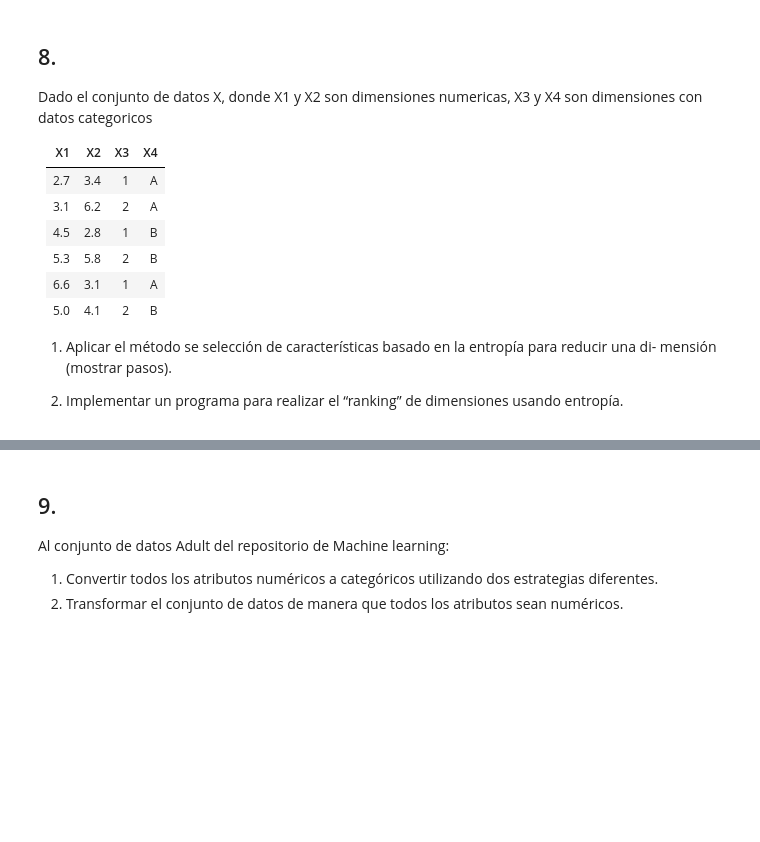
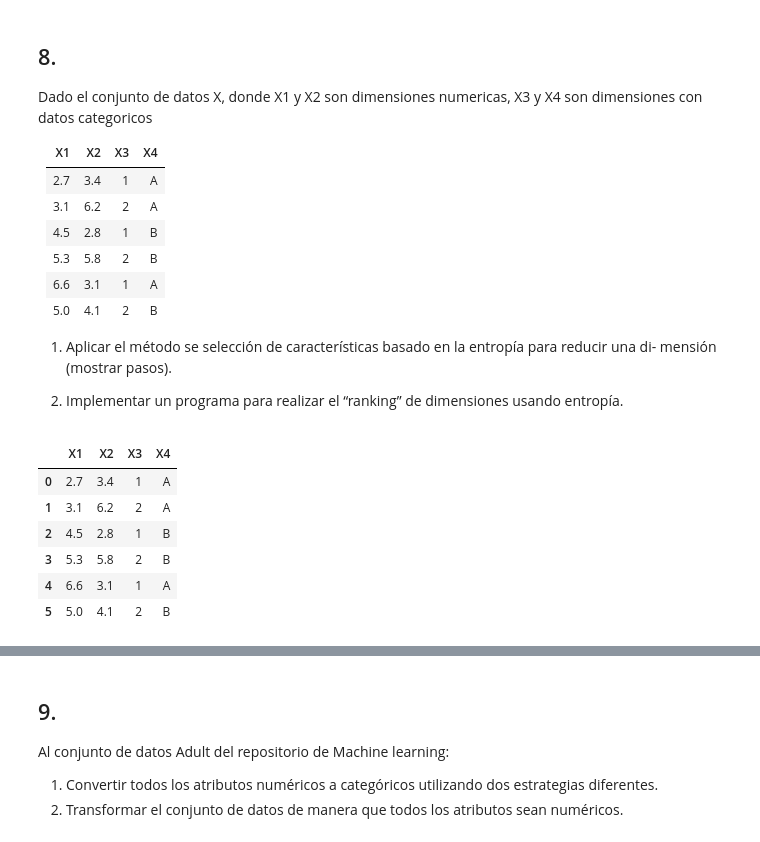
Before and after one commit to acmoral/ProyectoMineria, a Jupyter notebook: Talleres/Taller1/taller1.ipynb, the cells around one changed output, grey strips where cells are left out. Drawn from its saved outputs; the diff is of its cells as text; code cells hidden in the pictures; blank space fills up the shorter version.

```diff
--- a/Talleres/Taller1/taller1.ipynb
+++ b/Talleres/Taller1/taller1.ipynb
@@ -351,3 +351,14 @@ con datos categoricos
 mensión (mostrar pasos).
 
 2. Implementar un programa para realizar el “ranking” de dimensiones usando entropía.
+# %%
+df = pd.DataFrame([[2.7,3.4,'1','A'],[3.1,6.2,'2','A'],[4.5,2.8,'1','B'],[5.3,5.8,'2','B'],[6.6,3.1,'1','A'],[5.0,4.1,'2','B']],columns=['X1','X2','X3','X4'])
+df
+# %% [output]
+|  | X1 | X2 | X3 | X4 |
+| 0 | 2.7 | 3.4 | 1 | A |
+| 1 | 3.1 | 6.2 | 2 | A |
+| 2 | 4.5 | 2.8 | 1 | B |
+| 3 | 5.3 | 5.8 | 2 | B |
+| 4 | 6.6 | 3.1 | 1 | A |
+| 5 | 5.0 | 4.1 | 2 | B |
```
Also changed, not shown: parts of 9 cells of this notebook.
